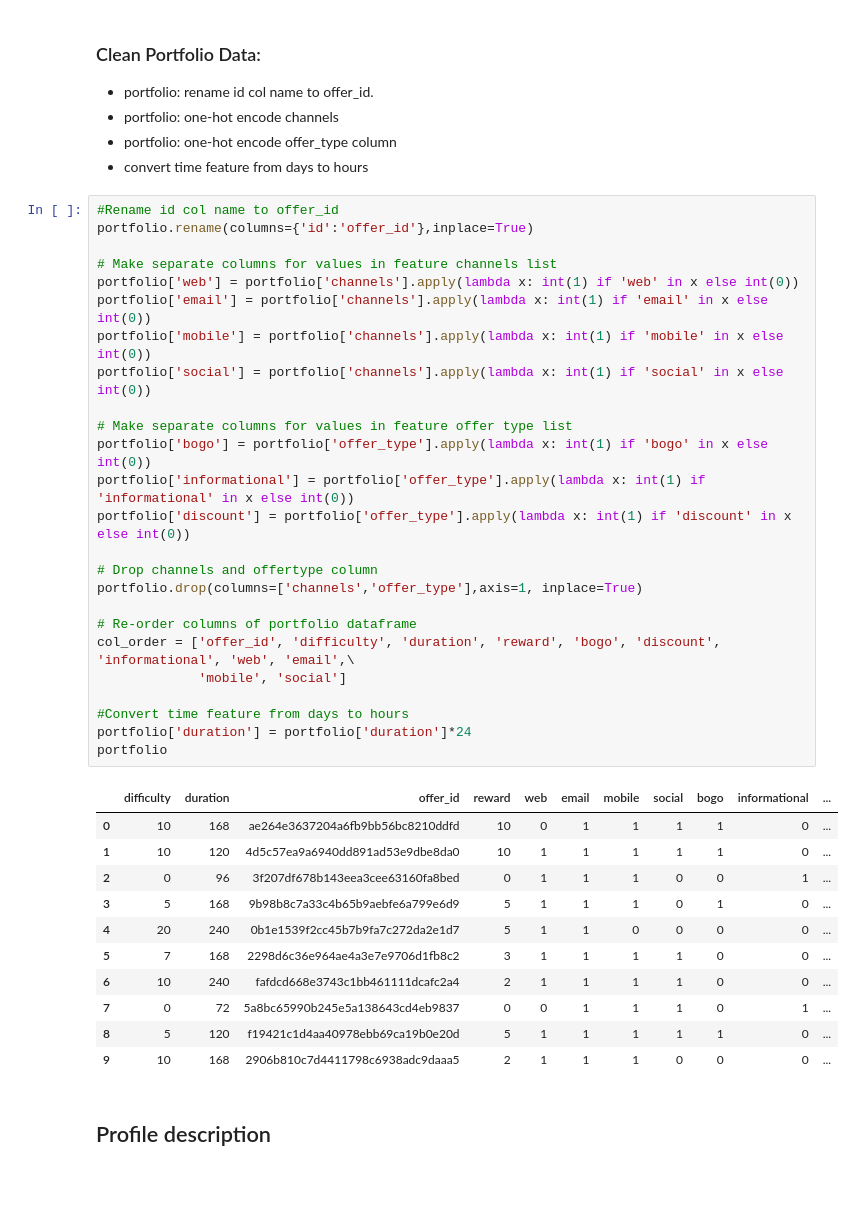
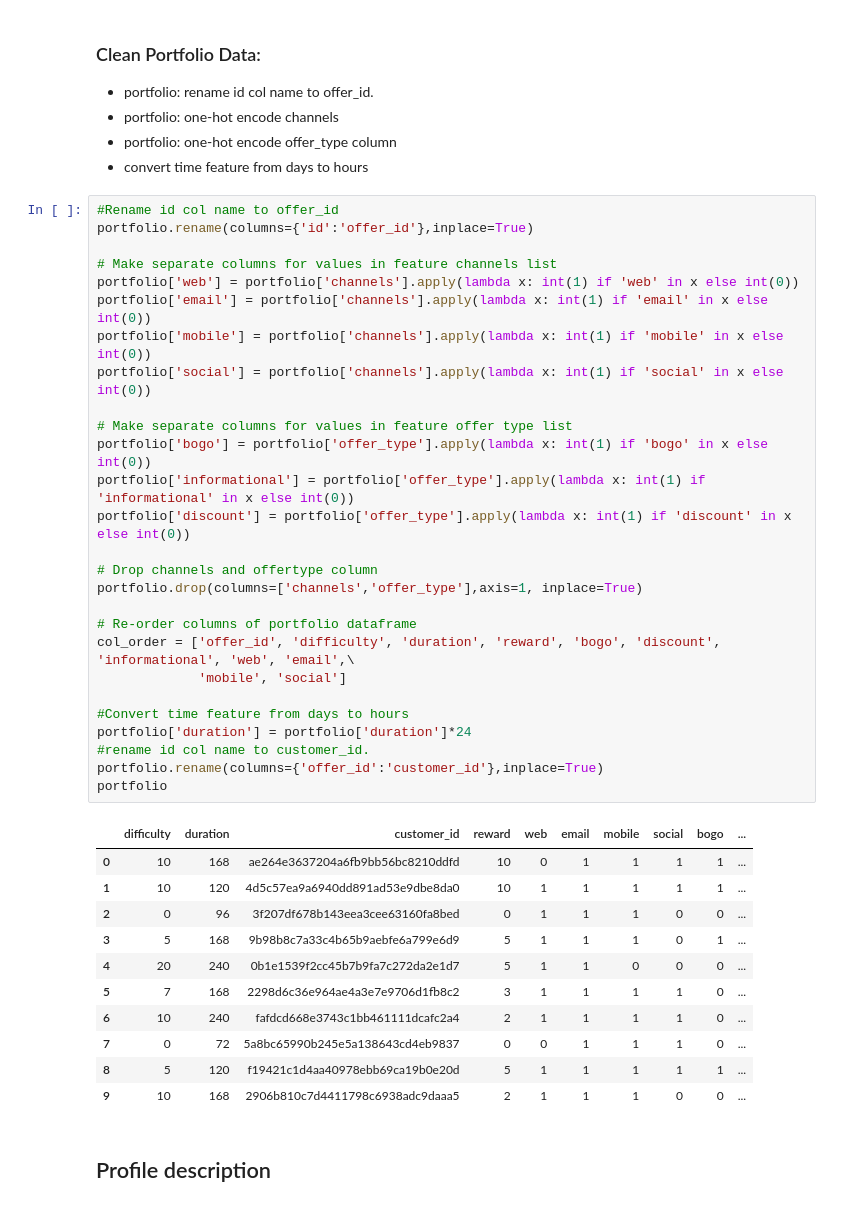
Before and after one commit to isakkabir/Starbucks-Challenge, a Jupyter notebook: Starbucks_Capstone_notebook.ipynb, the cells around one changed output. Drawn from its saved outputs; the diff is of its cells as text.

```diff
--- a/Starbucks_Capstone_notebook.ipynb
+++ b/Starbucks_Capstone_notebook.ipynb
@@ -158,40 +158,42 @@ dtype: int64
 # %%
 #Rename id col name to offer_id
 portfolio.rename(columns={'id':'offer_id'},inplace=True)
 
 # Make separate columns for values in feature channels list
 portfolio['web'] = portfolio['channels'].apply(lambda x: int(1) if 'web' in x else int(0))
 portfolio['email'] = portfolio['channels'].apply(lambda x: int(1) if 'email' in x else int(0))
 portfolio['mobile'] = portfolio['channels'].apply(lambda x: int(1) if 'mobile' in x else int(0))
 portfolio['social'] = portfolio['channels'].apply(lambda x: int(1) if 'social' in x else int(0))
 
 # Make separate columns for values in feature offer type list
 portfolio['bogo'] = portfolio['offer_type'].apply(lambda x: int(1) if 'bogo' in x else int(0))
 portfolio['informational'] = portfolio['offer_type'].apply(lambda x: int(1) if 'informational' in x else int(0))
 portfolio['discount'] = portfolio['offer_type'].apply(lambda x: int(1) if 'discount' in x else int(0))
 
 # Drop channels and offertype column
 portfolio.drop(columns=['channels','offer_type'],axis=1, inplace=True)
 
 # Re-order columns of portfolio dataframe
 col_order = ['offer_id', 'difficulty', 'duration', 'reward', 'bogo', 'discount', 'informational', 'web', 'email',\
              'mobile', 'social']
 
 #Convert time feature from days to hours
 portfolio['duration'] = portfolio['duration']*24
+#rename id col name to customer_id.
+portfolio.rename(columns={'offer_id':'customer_id'},inplace=True)
 portfolio
 # %% [output]
-|  | difficulty | duration | offer_id | reward | web | email | mobile | social | bogo | informational | ... |
-| 0 | 10 | 168 | ae264e3637204a6fb9bb56bc8210ddfd | 10 | 0 | 1 | 1 | 1 | 1 | 0 | ... |
-| 1 | 10 | 120 | 4d5c57ea9a6940dd891ad53e9dbe8da0 | 10 | 1 | 1 | 1 | 1 | 1 | 0 | ... |
-| 2 | 0 | 96 | 3f207df678b143eea3cee63160fa8bed | 0 | 1 | 1 | 1 | 0 | 0 | 1 | ... |
-| 3 | 5 | 168 | 9b98b8c7a33c4b65b9aebfe6a799e6d9 | 5 | 1 | 1 | 1 | 0 | 1 | 0 | ... |
-| 4 | 20 | 240 | 0b1e1539f2cc45b7b9fa7c272da2e1d7 | 5 | 1 | 1 | 0 | 0 | 0 | 0 | ... |
-| 5 | 7 | 168 | 2298d6c36e964ae4a3e7e9706d1fb8c2 | 3 | 1 | 1 | 1 | 1 | 0 | 0 | ... |
-| 6 | 10 | 240 | fafdcd668e3743c1bb461111dcafc2a4 | 2 | 1 | 1 | 1 | 1 | 0 | 0 | ... |
-| 7 | 0 | 72 | 5a8bc65990b245e5a138643cd4eb9837 | 0 | 0 | 1 | 1 | 1 | 0 | 1 | ... |
-| 8 | 5 | 120 | f19421c1d4aa40978ebb69ca19b0e20d | 5 | 1 | 1 | 1 | 1 | 1 | 0 | ... |
-| 9 | 10 | 168 | 2906b810c7d4411798c6938adc9daaa5 | 2 | 1 | 1 | 1 | 0 | 0 | 0 | ... |
+|  | difficulty | duration | customer_id | reward | web | email | mobile | social | bogo | ... |
+| 0 | 10 | 168 | ae264e3637204a6fb9bb56bc8210ddfd | 10 | 0 | 1 | 1 | 1 | 1 | ... |
+| 1 | 10 | 120 | 4d5c57ea9a6940dd891ad53e9dbe8da0 | 10 | 1 | 1 | 1 | 1 | 1 | ... |
+| 2 | 0 | 96 | 3f207df678b143eea3cee63160fa8bed | 0 | 1 | 1 | 1 | 0 | 0 | ... |
+| 3 | 5 | 168 | 9b98b8c7a33c4b65b9aebfe6a799e6d9 | 5 | 1 | 1 | 1 | 0 | 1 | ... |
+| 4 | 20 | 240 | 0b1e1539f2cc45b7b9fa7c272da2e1d7 | 5 | 1 | 1 | 0 | 0 | 0 | ... |
+| 5 | 7 | 168 | 2298d6c36e964ae4a3e7e9706d1fb8c2 | 3 | 1 | 1 | 1 | 1 | 0 | ... |
+| 6 | 10 | 240 | fafdcd668e3743c1bb461111dcafc2a4 | 2 | 1 | 1 | 1 | 1 | 0 | ... |
+| 7 | 0 | 72 | 5a8bc65990b245e5a138643cd4eb9837 | 0 | 0 | 1 | 1 | 1 | 0 | ... |
+| 8 | 5 | 120 | f19421c1d4aa40978ebb69ca19b0e20d | 5 | 1 | 1 | 1 | 1 | 1 | ... |
+| 9 | 10 | 168 | 2906b810c7d4411798c6938adc9daaa5 | 2 | 1 | 1 | 1 | 0 | 0 | ... |
 # %% [markdown]
 ## Profile description
 # %%
```
Also changed, not shown: parts of 10 cells of this notebook.
